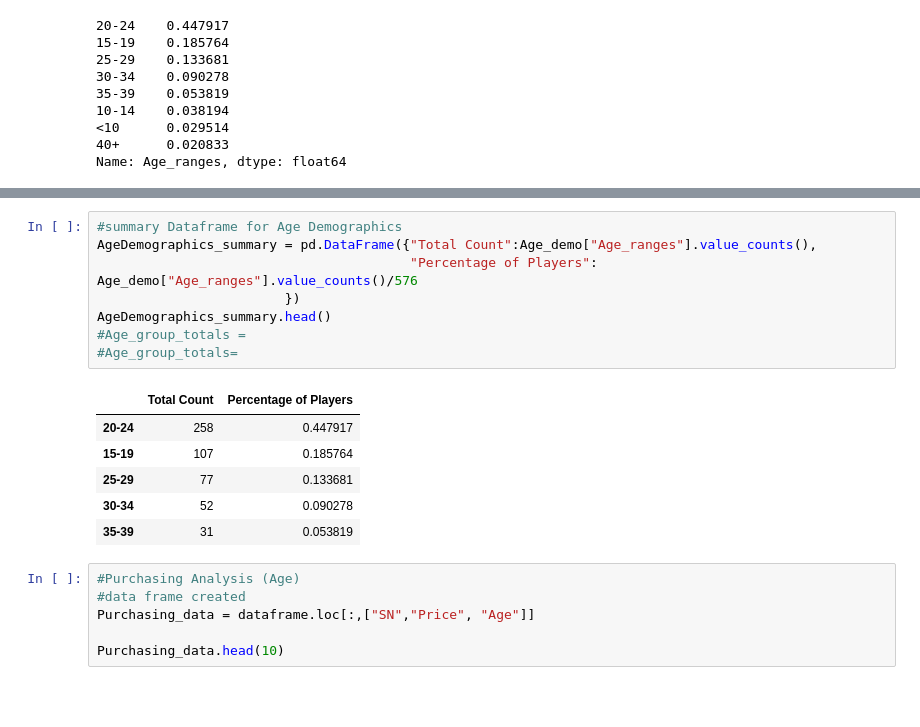
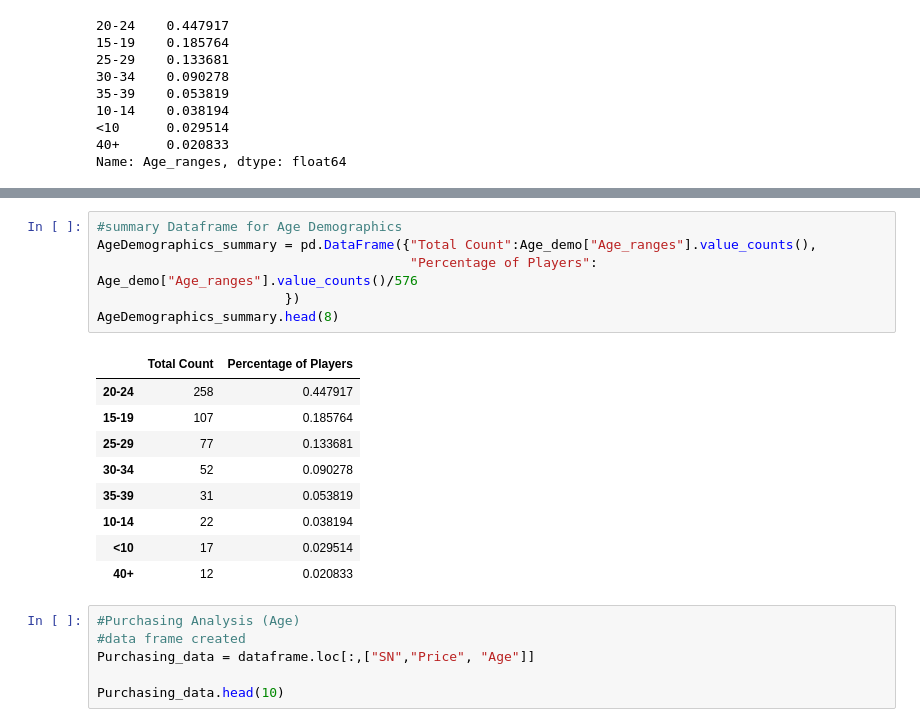
Before and after one commit to ah2009/pandas-challenge, a Jupyter notebook: HeroesofPymoli/Ah.ipynb, the cells around one changed output, grey strips where cells are left out. Drawn from its saved outputs; the diff is of its cells as text; blank space fills up the shorter version.

```diff
--- a/HeroesofPymoli/Ah.ipynb
+++ b/HeroesofPymoli/Ah.ipynb
@@ -269,18 +279,19 @@ Name: Age_ranges, dtype: float64
 # %%
 #summary Dataframe for Age Demographics
 AgeDemographics_summary = pd.DataFrame({"Total Count":Age_demo["Age_ranges"].value_counts(),
                                         "Percentage of Players": Age_demo["Age_ranges"].value_counts()/576
                         })
-AgeDemographics_summary.head()
-#Age_group_totals =
-#Age_group_totals=
+AgeDemographics_summary.head(8)
 # %% [output]
 |  | Total Count | Percentage of Players |
 | 20-24 | 258 | 0.447917 |
 | 15-19 | 107 | 0.185764 |
 | 25-29 | 77 | 0.133681 |
 | 30-34 | 52 | 0.090278 |
 | 35-39 | 31 | 0.053819 |
+| 10-14 | 22 | 0.038194 |
+| <10 | 17 | 0.029514 |
+| 40+ | 12 | 0.020833 |
 # %%
 #Purchasing Analysis (Age)
 #data frame created
```
Also changed, not shown: parts of 32 cells of this notebook, 2 other files.
